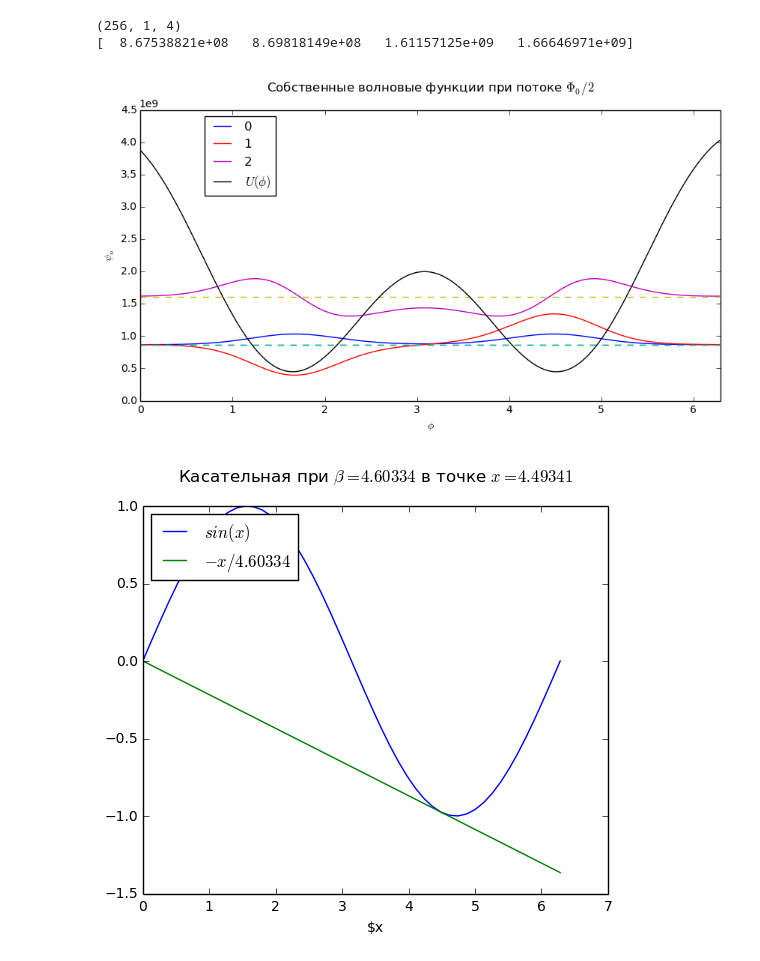
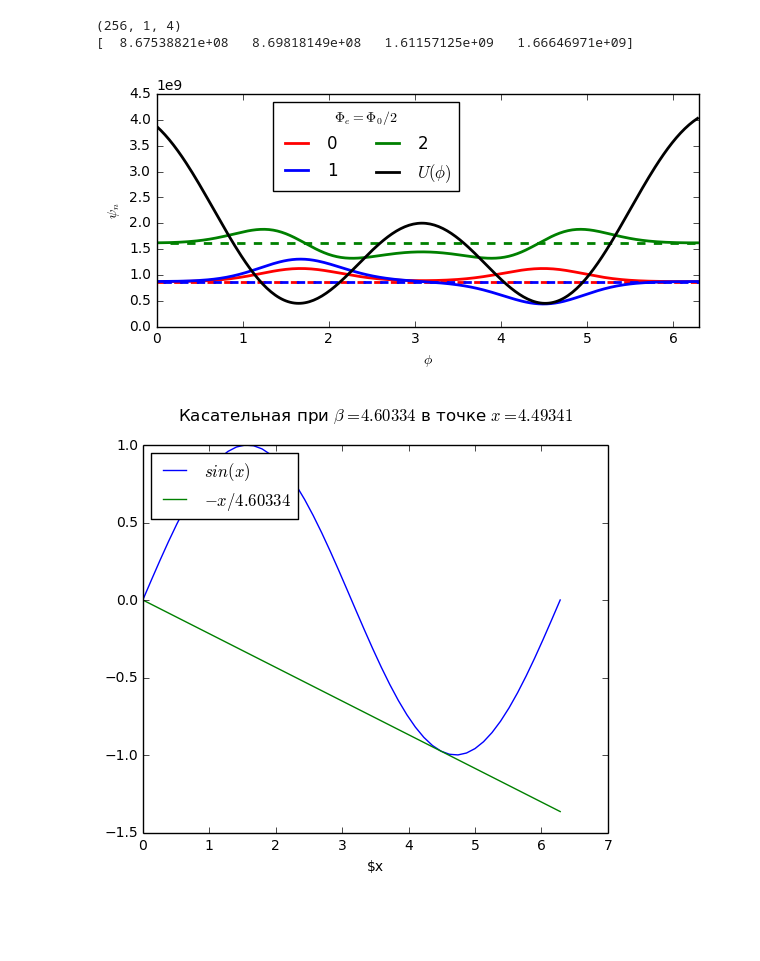
Before and after one commit to safoex/qubitlab, a Jupyter notebook: python/QCircuit-master/RF.ipynb, the cells around one changed output. Saved outputs shown, nothing was run; the diff lists cells and outputs as text; code cells hidden in the pictures; blank space fills up the shorter version.

```diff
--- a/python/QCircuit-master/RF.ipynb
+++ b/python/QCircuit-master/RF.ipynb
@@ -89,22 +88,24 @@ print(energies[0,:])
 (256, 1, 4)
 [  8.67538821e+08   8.69818149e+08   1.61157125e+09   1.66646971e+09]
 # %%
-fig3 = plt.figure(figsize=(10,5),dpi=300)
+fig3 = plt.figure(figsize=(7,3),dpi=300)
 funcp = fig3.add_subplot(111)
-funcp.set_title(r'Собственные волновые функции при потоке $\Phi_0/2$'+'\n')
+#funcp.set_title(r'Eigenstates and eigenfunctions'+'\n')
 funcp.set_xlabel(r'$\phi$')
 funcp.set_ylabel(r'$\psi_n$')
 func_space = np.linspace(0,2*np.pi,N_grid)
+colors = ['r','b','g']
 for i in range(0,3):
     eigenfunc = [4e9*x for x in eigenfunctions[:,0,i]]
-    funcp.plot(func_space,eigenfunc+energies[0,i],label=str(i))
-    funcp.plot(func_space,np.ones_like(eigenfunc)*energies[0,i], linestyle = 'dashed')
-funcp.plot(func_space,RF.phase_potential.ravel(),label="$U ( \phi )$")
+    funcp.plot(func_space,eigenfunc+energies[0,i],colors[i],label=str(i),linewidth = 2)
+    funcp.plot(func_space+0.08*i,np.ones_like(eigenfunc)*energies[0,i],colors[i], linestyle = 'dashed',linewidth = 2)
+funcp.plot(func_space,RF.phase_potential.ravel(),'k',label="$U ( \phi )$",linewidth = 2)
 funcp.set_xlim([0,6.3])
-funcp.legend(bbox_to_anchor = [0.1,1], loc = 'upper left')
+#funcp.set_ylim([0,4.5])
+funcp.legend(bbox_to_anchor = [0.2,1], ncol = 2, loc = 'upper left',title='$\\Phi_e = \\Phi_0/2$')
 fig3.show()
 # %% [output]
-[figure, old version]
+[figure, new version]
 # %%
 
 fig2 = plt.figure(figsize=(6,5),dpi=300)
```
Also changed, not shown: parts of 2 cells of this notebook, 8 other files.
